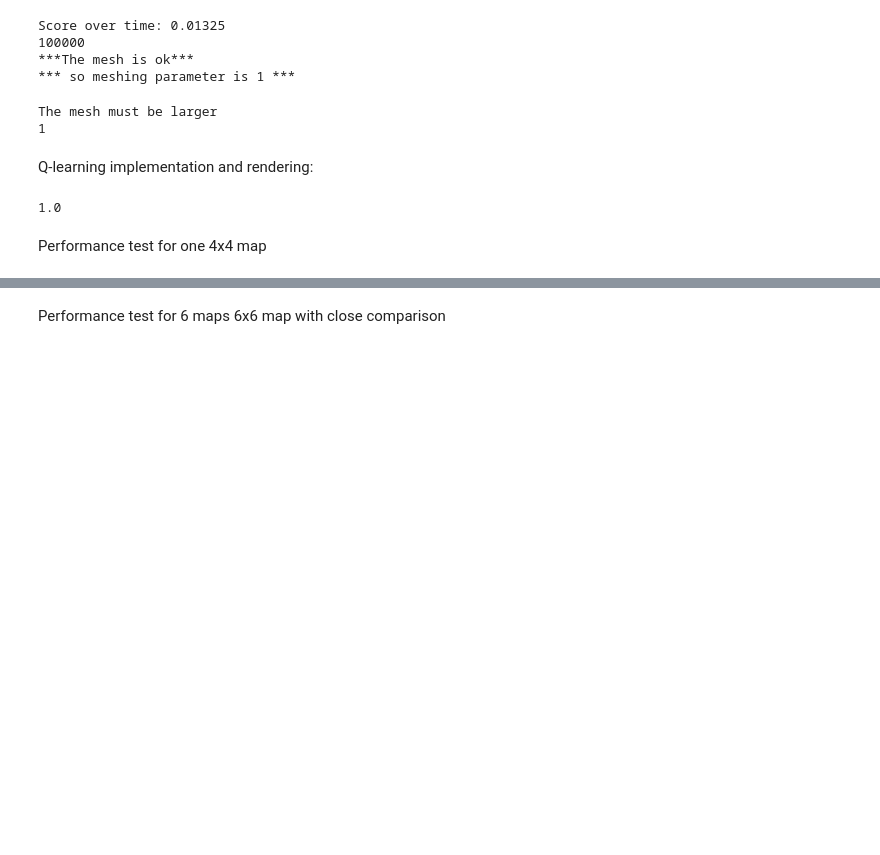
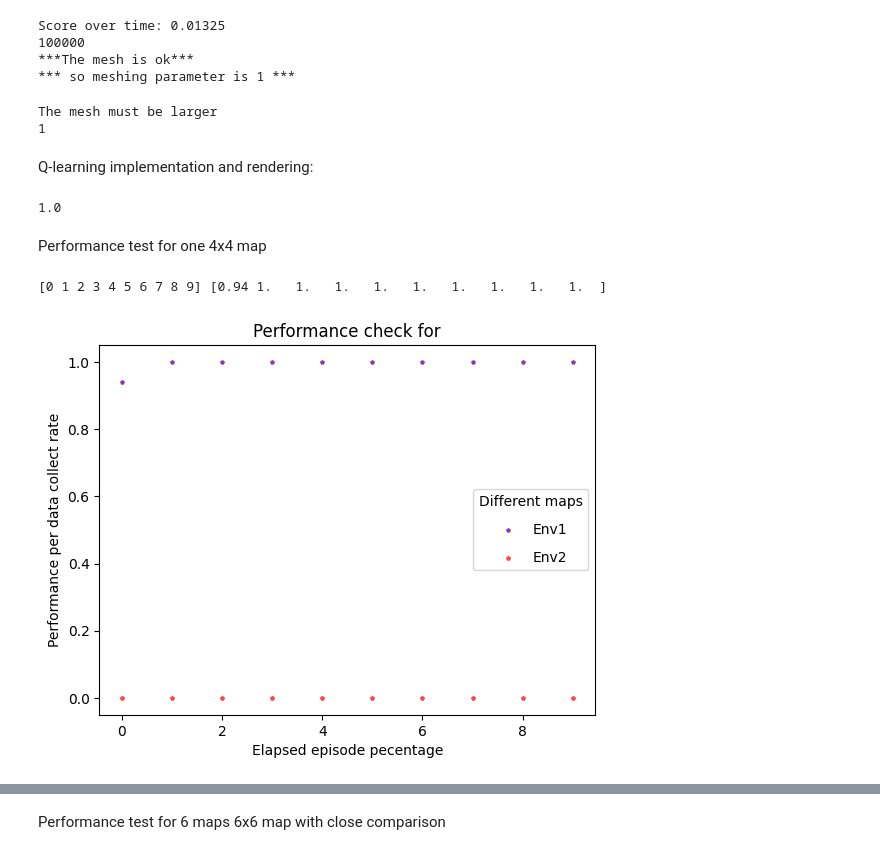
Before and after one commit to amirhnourian/Open_AI_Frozenlake, a Jupyter notebook: Froex_valueit_Qlearning_4_reducingconvtime.ipynb, the cells around one changed output, grey strips where cells are left out. Drawn from its saved outputs; the diff is of its cells as text; code cells hidden in the pictures; blank space fills up the shorter version.

Commit message:
I gave correct data selection for 100 000 episodes it seems that this would cause convergance and solve the problem

```diff
--- a/Froex_valueit_Qlearning_4_reducingconvtime.ipynb
+++ b/Froex_valueit_Qlearning_4_reducingconvtime.ipynb
@@ -579,34 +579,38 @@ Performance test for one 4x4 map
 # %%
 import matplotlib.pyplot as plt
 import matplotlib as mpl
+
 
 
 data_collect = 500 # data collection rate
 max_ep = 5000 # max episode for performance check
 points_distance_accordingtodatacollect = 10 # how many points calculated in data collect session to reduce calculation costs
 # final average is based on this number
 
 
 ## performance check based on elapsed episodes (training)
 
-success_list = q_performance(env5,max_ep,data_collect,points_distance_accordingtodatacollect)
-success_list_1 = q_performance(env6,max_ep,data_collect,points_distance_accordingtodatacollect)
+success_list = q_performance(env1,max_ep,data_collect,points_distance_accordingtodatacollect)
+success_list_1 = q_performance(env2,max_ep,data_collect,points_distance_accordingtodatacollect)
 
 ## ploting the data
 
 data_points = max_ep/data_collect
 data_points_array = np.array(list(range(0,int(data_points))))
 
 print(data_points_array,success_list)
 
 fig, ax = plt.subplots()
 
 plt.scatter(data_points_array,success_list,c='b',edgecolor ="red",linewidths=0.5,marker='p',s=10, alpha=0.7,label='Env1')
 plt.scatter(data_points_array,success_list_1,c='r',edgecolor ="red",linewidths=0.5,marker='p',s=10, alpha=0.7,label='Env2')
 
 plt.title('Performance check for')
 plt.xlabel('Elapsed episode pecentage')
 plt.ylabel('Performance per data collect rate')
 
 leg = ax.legend(scatterpoints=1, frameon=True, labelspacing=1, title='Different maps')
 plt.show()
+# %% [output]
+[0 1 2 3 4 5 6 7 8 9] [0.94 1.   1.   1.   1.   1.   1.   1.   1.   1.  ]
+[figure, added]
```
Also changed, not shown: parts of 2 cells of this notebook.
